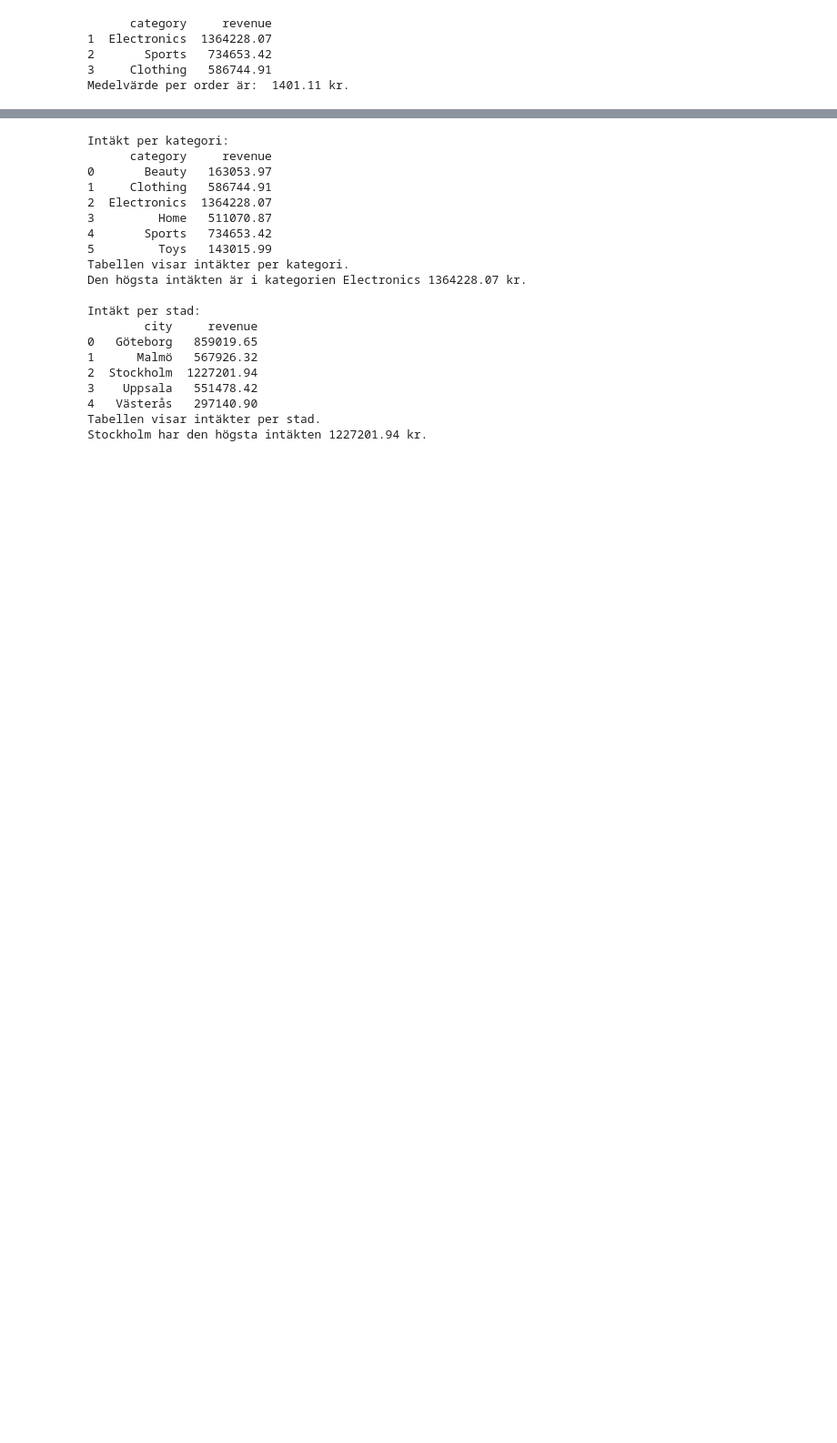
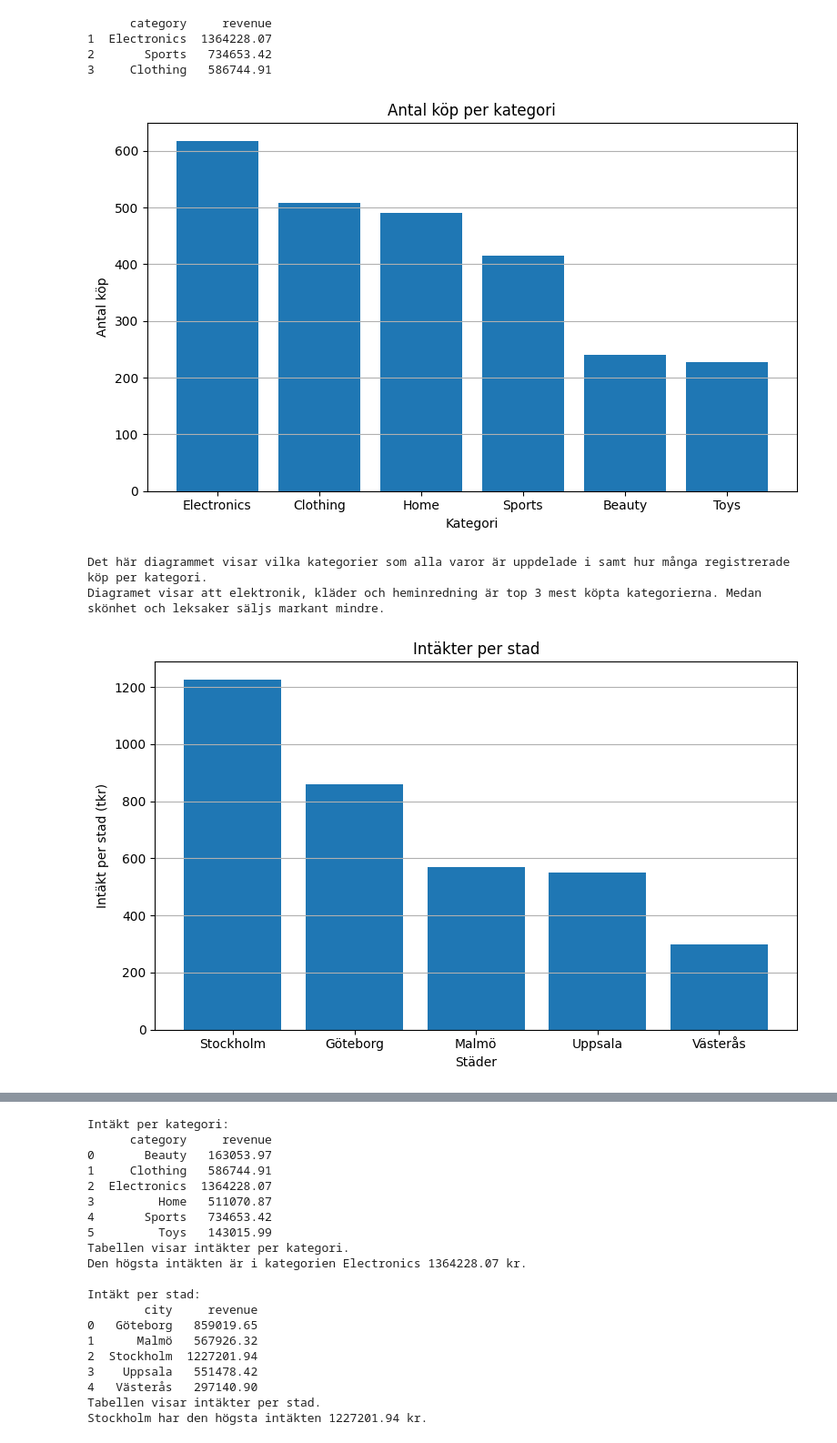
Before and after one commit to LillaLaila/ecommerce-sales-group, a Jupyter notebook: notebooks/report.ipynb, the cells around one changed output, grey strips where cells are left out. Shown at 91% size. Drawn from its saved outputs; the diff is of its cells as text; code cells hidden in the pictures; blank space fills up the shorter version.

```diff
--- a/notebooks/report.ipynb
+++ b/notebooks/report.ipynb
@@ -1,25 +1,28 @@
 # %%
 import sys, os
 sys.path.append(os.path.abspath(os.path.join(os.getcwd(), '..')))
 import pandas as pd
 from src.ecommerce import EcommerceAnalyzer
 
 
 
-# df = io_utils.load_data()
+
 
 check = EcommerceAnalyzer()
 
 df = check.load_data()
 
 check.top_3(df)
-# check.barKategori(df)
-# check.barStader(df)
+check.barKategori(df)
+check.barStader(df)
 check.mean(df)
 check.intaktStad(df)
 # %% [output]
       category     revenue
 1  Electronics  1364228.07
 2       Sports   734653.42
 3     Clothing   586744.91
-Medelvärde per order är:  1401.11 kr.
+[figure, added]
+Det här diagrammet visar vilka kategorier som alla varor är uppdelade i samt hur många registrerade köp per kategori.
+Diagramet visar att elektronik, kläder och heminredning är top 3 mest köpta kategorierna. Medan skönhet och leksaker säljs markant mindre.
+[figure, added]
```
Also changed, not shown: parts of 3 cells of this notebook, 2 other files.
